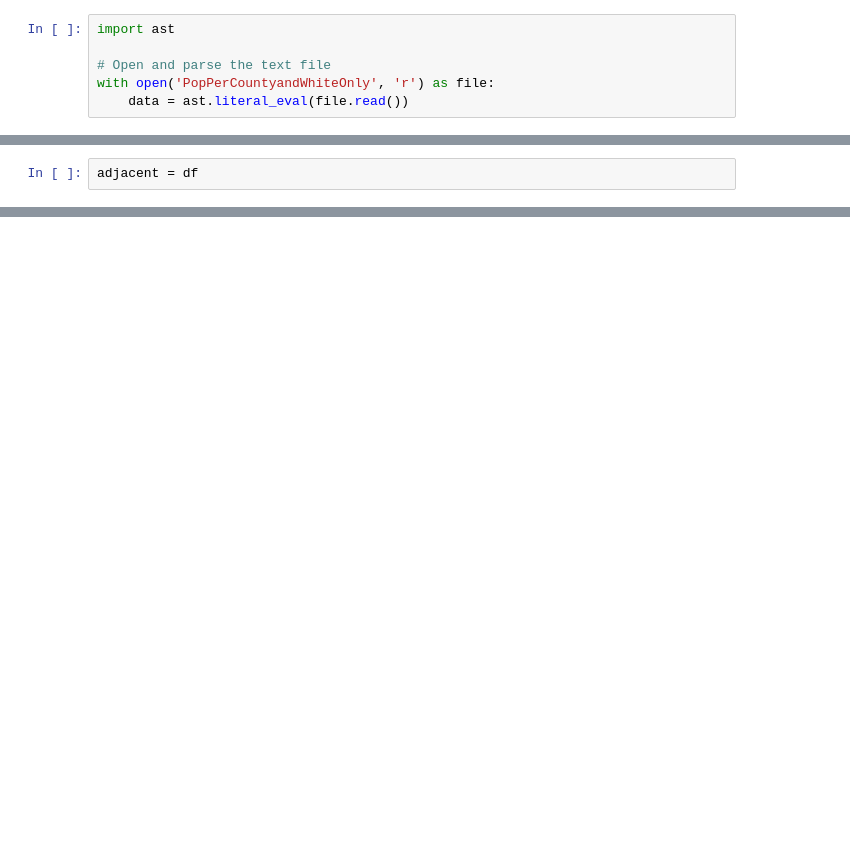
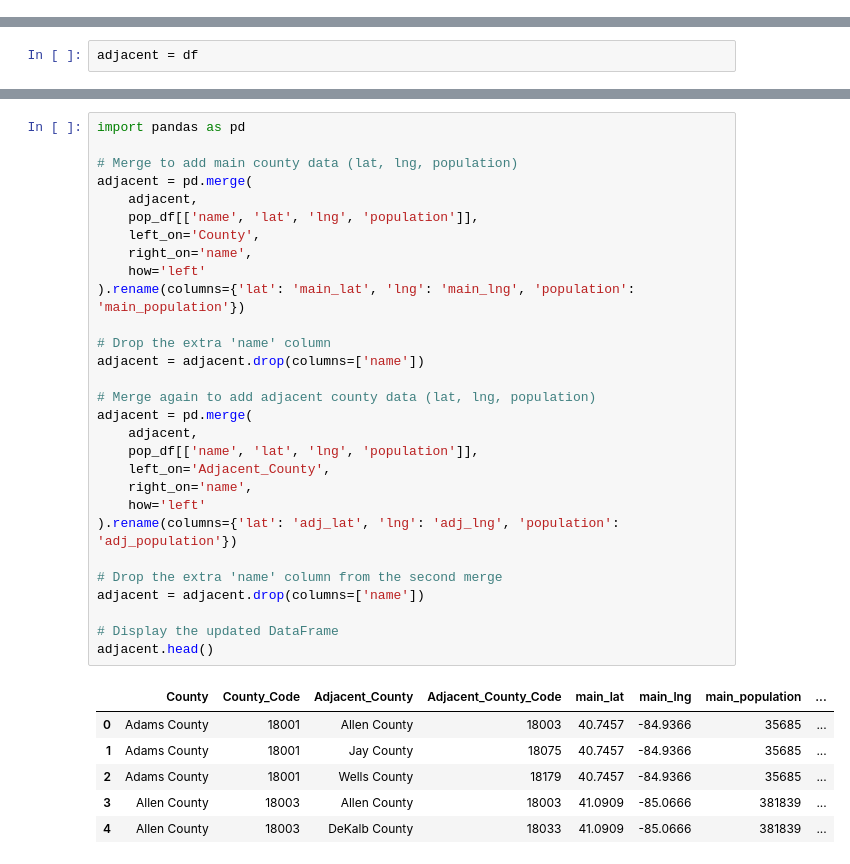
Before and after one commit to MillerMedia/Assignment3_AlgorithmicRedistricting_MSDS460, a Jupyter notebook: Assignment3.ipynb, the cells around one changed output, grey strips where cells are left out. Saved outputs shown, nothing was run; the diff lists cells and outputs as text; blank space fills up the shorter version.

```diff
--- a/Assignment3.ipynb
+++ b/Assignment3.ipynb
@@ -64,9 +56,3 @@ indiana_df.describe()
 | 50% | 2024.0 | 18093.000000 | 239836.500000 | 239679.500000 | 0.009811 | 438.000000 | 600.957219 |
 | 75% | 2024.0 | 18137.500000 | 376826.250000 | 392541.250000 | 0.026004 | 490.000000 | 912.408038 |
 | max | 2024.0 | 18163.000000 | 976659.000000 | 967697.000000 | 0.082611 | 657.000000 | 2443.679293 |
-# %%
-import ast
-
-# Open and parse the text file
-with open('PopPerCountyandWhiteOnly', 'r') as file:
-    data = ast.literal_eval(file.read())
@@ -157,0 +133,36 @@ adjacent
+# %%
+import pandas as pd
+
+# Merge to add main county data (lat, lng, population)
+adjacent = pd.merge(
+    adjacent,
+    pop_df[['name', 'lat', 'lng', 'population']],
+    left_on='County',
+    right_on='name',
+    how='left'
+).rename(columns={'lat': 'main_lat', 'lng': 'main_lng', 'population': 'main_population'})
+
+# Drop the extra 'name' column
+adjacent = adjacent.drop(columns=['name'])
+
+# Merge again to add adjacent county data (lat, lng, population)
+adjacent = pd.merge(
+    adjacent,
+    pop_df[['name', 'lat', 'lng', 'population']],
+    left_on='Adjacent_County',
+    right_on='name',
+    how='left'
+).rename(columns={'lat': 'adj_lat', 'lng': 'adj_lng', 'population': 'adj_population'})
+
+# Drop the extra 'name' column from the second merge
+adjacent = adjacent.drop(columns=['name'])
+
+# Display the updated DataFrame
+adjacent.head()
+# %% [output]
+|  | County | County_Code | Adjacent_County | Adjacent_County_Code | main_lat | main_lng | main_population | ... |
+| 0 | Adams County | 18001 | Allen County | 18003 | 40.7457 | -84.9366 | 35685 | ... |
+| 1 | Adams County | 18001 | Jay County | 18075 | 40.7457 | -84.9366 | 35685 | ... |
+| 2 | Adams County | 18001 | Wells County | 18179 | 40.7457 | -84.9366 | 35685 | ... |
+| 3 | Allen County | 18003 | Allen County | 18003 | 41.0909 | -85.0666 | 381839 | ... |
+| 4 | Allen County | 18003 | DeKalb County | 18033 | 41.0909 | -85.0666 | 381839 | ... |
```
Also changed, not shown: parts of 12 cells of this notebook, 3 other files.
